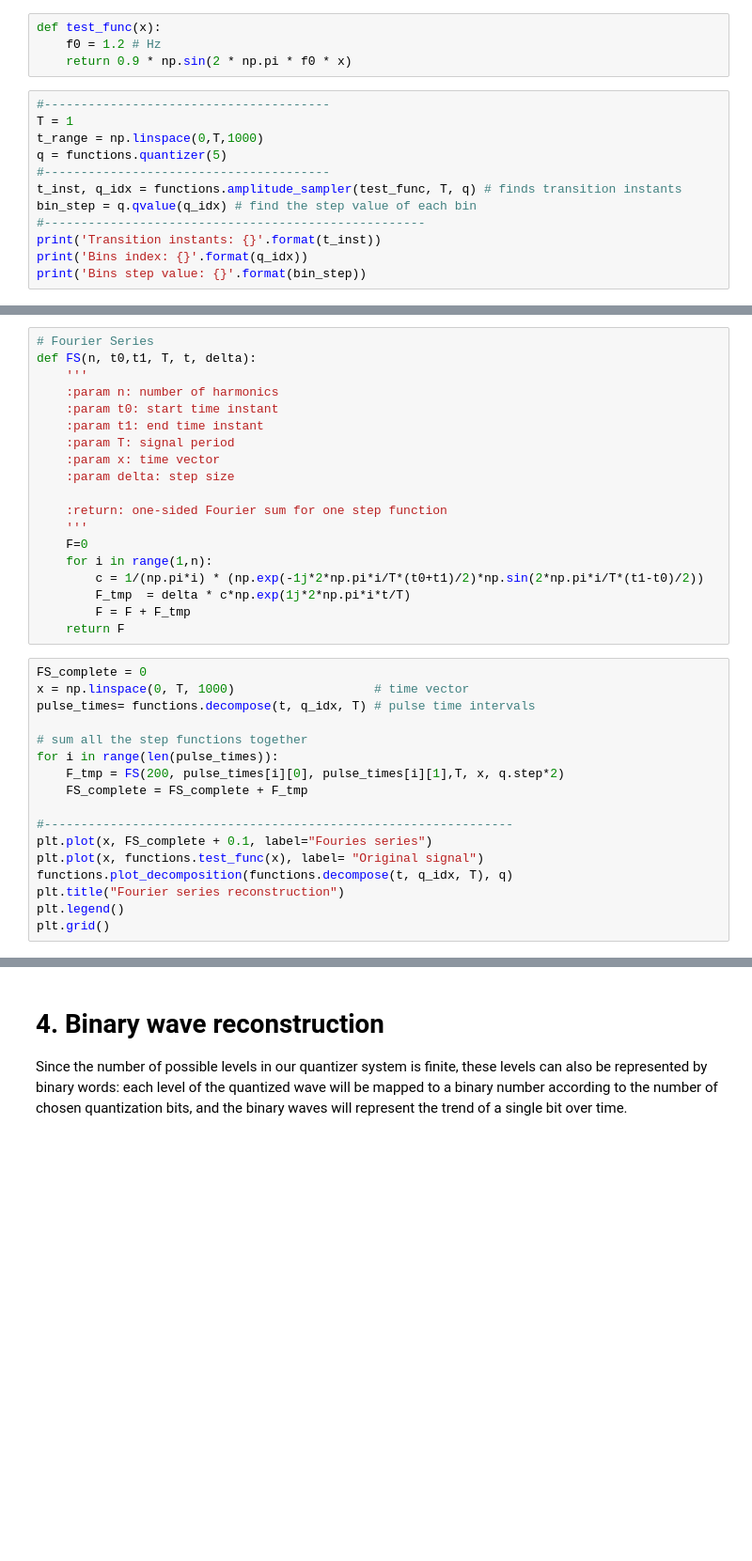
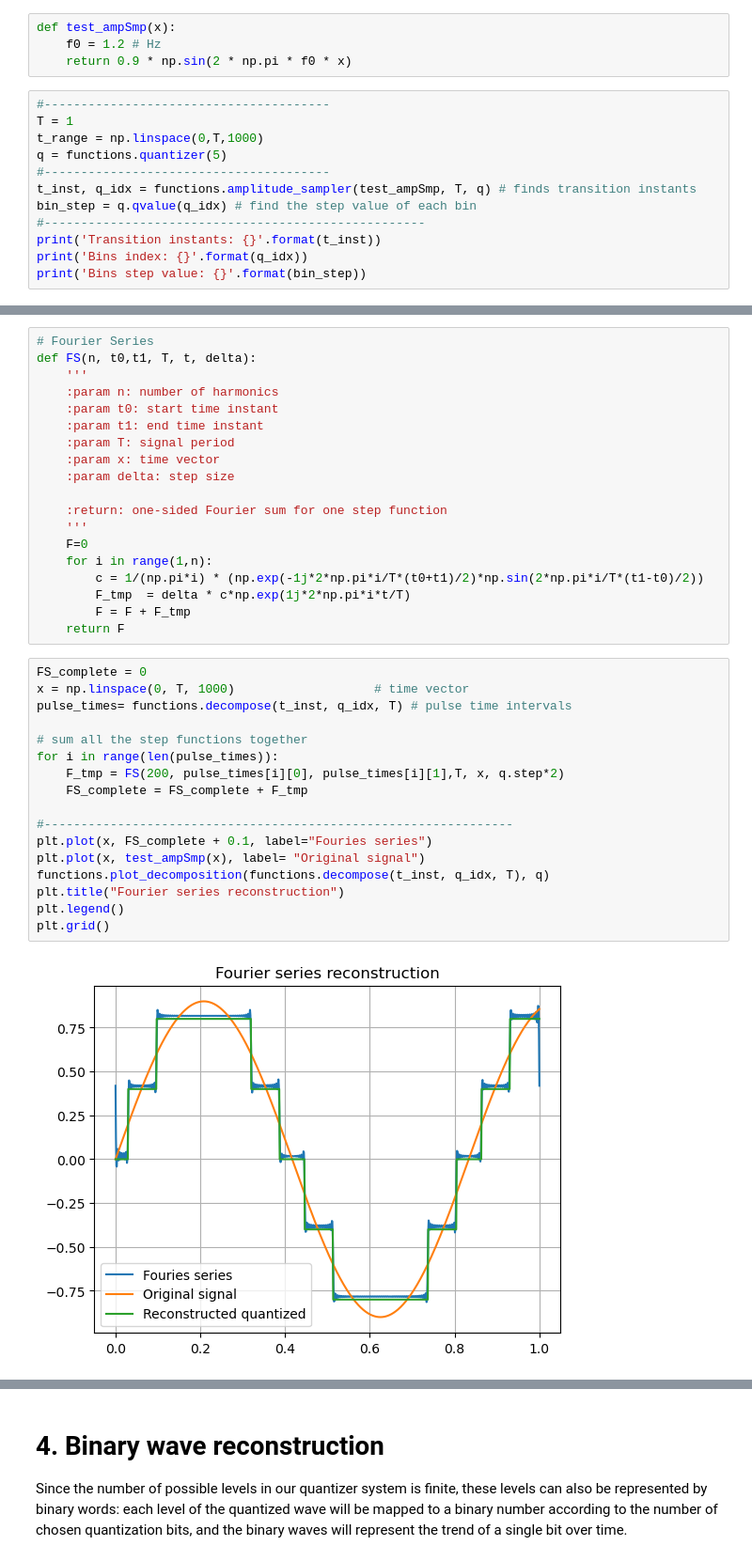
Before and after one commit to lindafabs/Semester-Project, a Jupyter notebook: Final_notebook.ipynb, the cells around one changed output, grey strips where cells are left out. Shown at 94% size. Saved outputs shown, nothing was run; the diff lists cells and outputs as text; blank space fills up the shorter version.

```diff
--- a/Final_notebook.ipynb
+++ b/Final_notebook.ipynb
@@ -328,7 +336,7 @@ The amplitude sampler algorithm works following these steps:
 # %% [markdown]
 Let's see how the amplitude sampler performs:
 # %%
-def test_func(x):
+def test_ampSmp(x):
     f0 = 1.2 # Hz
     return 0.9 * np.sin(2 * np.pi * f0 * x)
 # %%
@@ -337,7 +345,7 @@ T = 1
 t_range = np.linspace(0,T,1000)
 q = functions.quantizer(5)
 #---------------------------------------
-t_inst, q_idx = functions.amplitude_sampler(test_func, T, q) # finds transition instants
+t_inst, q_idx = functions.amplitude_sampler(test_ampSmp, T, q) # finds transition instants
 bin_step = q.qvalue(q_idx) # find the step value of each bin
 #----------------------------------------------------
 print('Transition instants: {}'.format(t_inst))
@@ -423,19 +431,21 @@ def FS(n, t0,t1, T, t, delta):
 # %%
 FS_complete = 0
 x = np.linspace(0, T, 1000)                   # time vector
-pulse_times= functions.decompose(t, q_idx, T) # pulse time intervals
+pulse_times= functions.decompose(t_inst, q_idx, T) # pulse time intervals
 
 # sum all the step functions together
 for i in range(len(pulse_times)):
     F_tmp = FS(200, pulse_times[i][0], pulse_times[i][1],T, x, q.step*2)
     FS_complete = FS_complete + F_tmp
 
 #----------------------------------------------------------------
 plt.plot(x, FS_complete + 0.1, label="Fouries series")
-plt.plot(x, functions.test_func(x), label= "Original signal")
-functions.plot_decomposition(functions.decompose(t, q_idx, T), q)
+plt.plot(x, test_ampSmp(x), label= "Original signal")
+functions.plot_decomposition(functions.decompose(t_inst, q_idx, T), q)
 plt.title("Fourier series reconstruction")
 plt.legend()
 plt.grid()
+# %% [output]
+[figure, added]
 # %%
 # fourier frequency analysis
```
Also changed, not shown: parts of 18 cells of this notebook, 5 other files.
